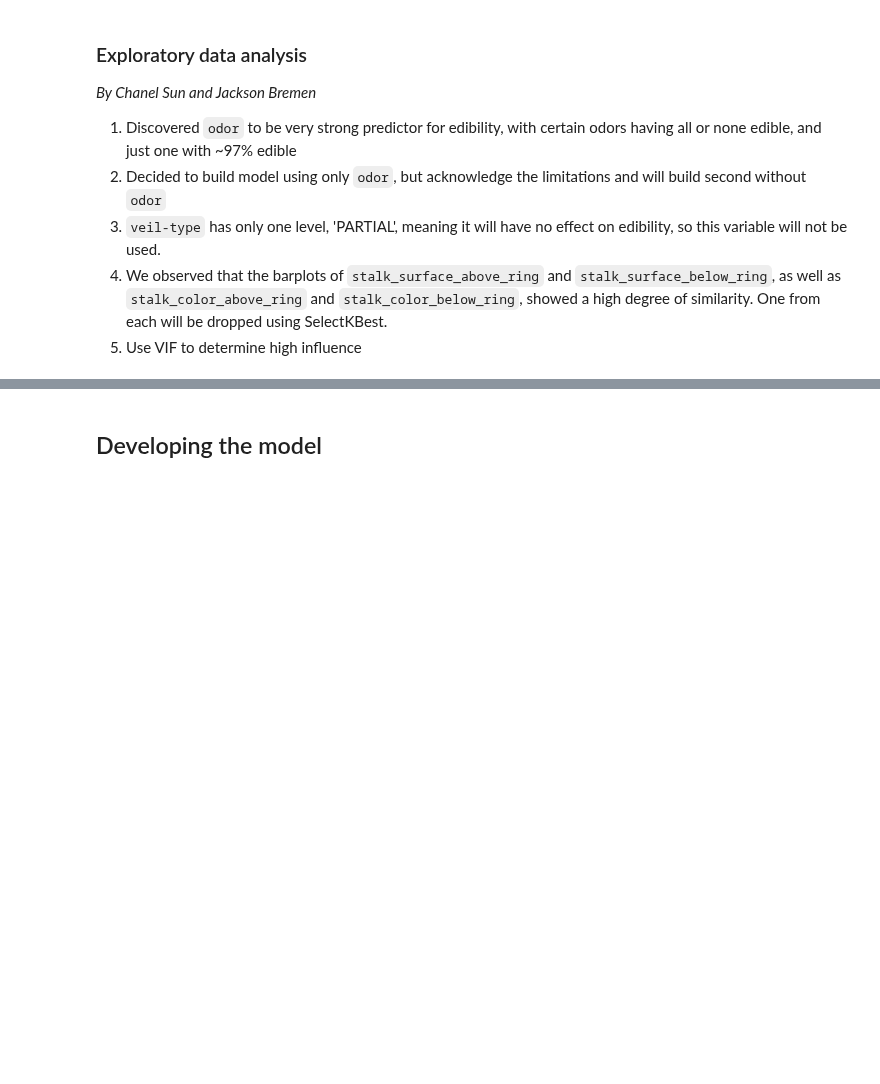
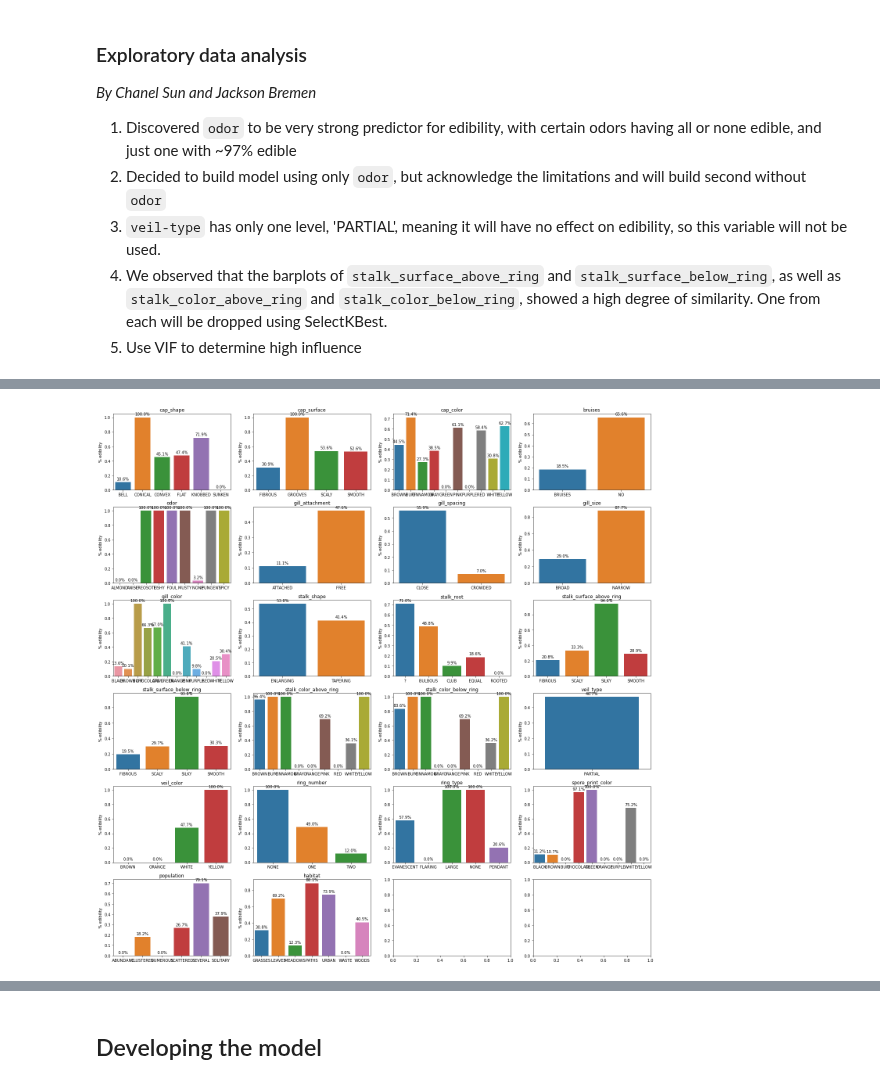
Before and after one commit to jprette/STAT303-2-Final_Project, a Jupyter notebook: Final Deliverables/Project Code Template.ipynb, the cells around one changed output, grey strips where cells are left out. Drawn from its saved outputs; the diff is of its cells as text; code cells hidden in the pictures; blank space fills up the shorter version.

Commit message:
fixed project code to run
updated project code file to make the code all work together since it was aggregated from multiple files.

ran all, and works now.

```diff
--- a/Final Deliverables/Project Code Template.ipynb
+++ b/Final Deliverables/Project Code Template.ipynb
@@ -29,17 +29,20 @@ jupyter: python3
 # Load necessary libraries
 import pandas as pd
 import numpy as np
+import statsmodels.formula.api as smf
+import statsmodels.api as sm
+from statsmodels.tools.tools import add_constant
+from statsmodels.stats.outliers_influence import variance_inflation_factor
+import matplotlib.pyplot as plt
 import seaborn as sns
-import matplotlib.pyplot as plt
-import statsmodels.formula.api as sm
-from sklearn.metrics import precision_recall_curve
-from sklearn.metrics import roc_curve, auc
-from statsmodels.stats.outliers_influence import variance_inflation_factor
+from sklearn.model_selection import train_test_split
+from sklearn.linear_model import LogisticRegression, LinearRegression
+from sklearn.metrics import classification_report, confusion_matrix, roc_curve, auc, precision_recall_curve
 
 # Import file
-train = pd.read_csv('./Data/expanded', delimiter='\t', header=None, names=['characteristics'])
-train = train['characteristics'].str.split(',', expand=True)
-train = train.drop(range(7)).reset_index(drop=True)
+rev_train = pd.read_csv('../Project Code/Data/expanded', delimiter='\t', header=None, names=['characteristics'])
+rev_train = rev_train['characteristics'].str.split(',', expand=True)
+rev_train = rev_train.drop(range(7)).reset_index(drop=True)
 
 # Implement descriptive column names
 column_names = ['edibility','cap_shape', 'cap_surface', 'cap_color', 'bruises',
@@ -47,5 +50,5 @@ column_names = ['edibility','cap_shape', 'cap_surface', 'cap_color', 'bruises',
                 'stalk_shape', 'stalk_root', 'stalk_surface_above_ring', 'stalk_surface_below_ring',
                 'stalk_color_above_ring', 'stalk_color_below_ring', 'veil_type', 'veil_color',
                 'ring_number', 'ring_type', 'spore_print_color', 'population','habitat']
-train.columns = column_names
-train.head()
+rev_train.columns = column_names
+rev_train.head()
@@ -65,9 +104,9 @@ train[train.isnull().any(axis=1)]
 # %%
 # drop rows (in this case just the one row) containing any NA or None values
-train = train.drop(train[train.isnull().any(axis=1)].index)
+rev_train = rev_train.drop(rev_train[rev_train.isnull().any(axis=1)].index)
 
 # show shape has changed:
-updated_shape = train.shape
+updated_shape = rev_train.shape
 print('The dataset has {} entries, with {} characteristics'.format(updated_shape[0], updated_shape[1]))
 print('{} row(s) were removed'.format(original_shape[0] - updated_shape[0]))
 print('{} column(s) were removed'.format(original_shape[1] - updated_shape[1]))
@@ -122,3 +179,6 @@ print(test.shape)
 3. `veil-type` has only one level, 'PARTIAL', meaning it will have no effect on edibility, so this variable will not be used.
 4. We observed that the barplots of `stalk_surface_above_ring` and `stalk_surface_below_ring`, as well as `stalk_color_above_ring` and `stalk_color_below_ring`, showed a high degree of similarity. One from each will be dropped using SelectKBest.
 5. Use VIF to determine high influence
+# %%
+rev_train['edibility'] = rev_train['edibility'].replace({'EDIBLE': 0, 'POISONOUS': 1})
+rev_train.head()
@@ -125,22 +192,24 @@ print(test.shape)
 # %%
 # Create list of the prediction variables; all but the first column (edibility)
-predictors = train.columns[1:]
+predictors = rev_train.columns[1:]
 
 # Display the edibility of each cateogry of each prediction variable
 fig, axs = plt.subplots(6, 4, figsize=(20, 20))
 for i, predictor in enumerate(predictors):
     row = i // 4
     col = i % 4
-    data = train[['edibility', predictor]].groupby([predictor], as_index=False).mean()
+    data = rev_train[['edibility', predictor]].groupby([predictor], as_index=False).mean()
     sns.barplot(x=predictor, y='edibility', data=data, ax=axs[row, col])
     axs[row, col].set_title(f'{predictor}')
     axs[row, col].set_xlabel('')
     axs[row, col].set_ylabel('% edibility')
     for rect in axs[row, col].patches:
         height = rect.get_height()
         axs[row, col].annotate(f'{height:.1%}', xy=(rect.get_x() + rect.get_width() / 2, height),
                                xytext=(0, 3), textcoords='offset points', ha='center', va='bottom')
 plt.tight_layout()
 plt.show()
+# %% [output]
+[figure, added]
 # %%
 # Make temporary dataset without unnecessary columns, save response variable column as Y
```
Also changed, not shown: parts of 33 cells of this notebook, 1 other file.
